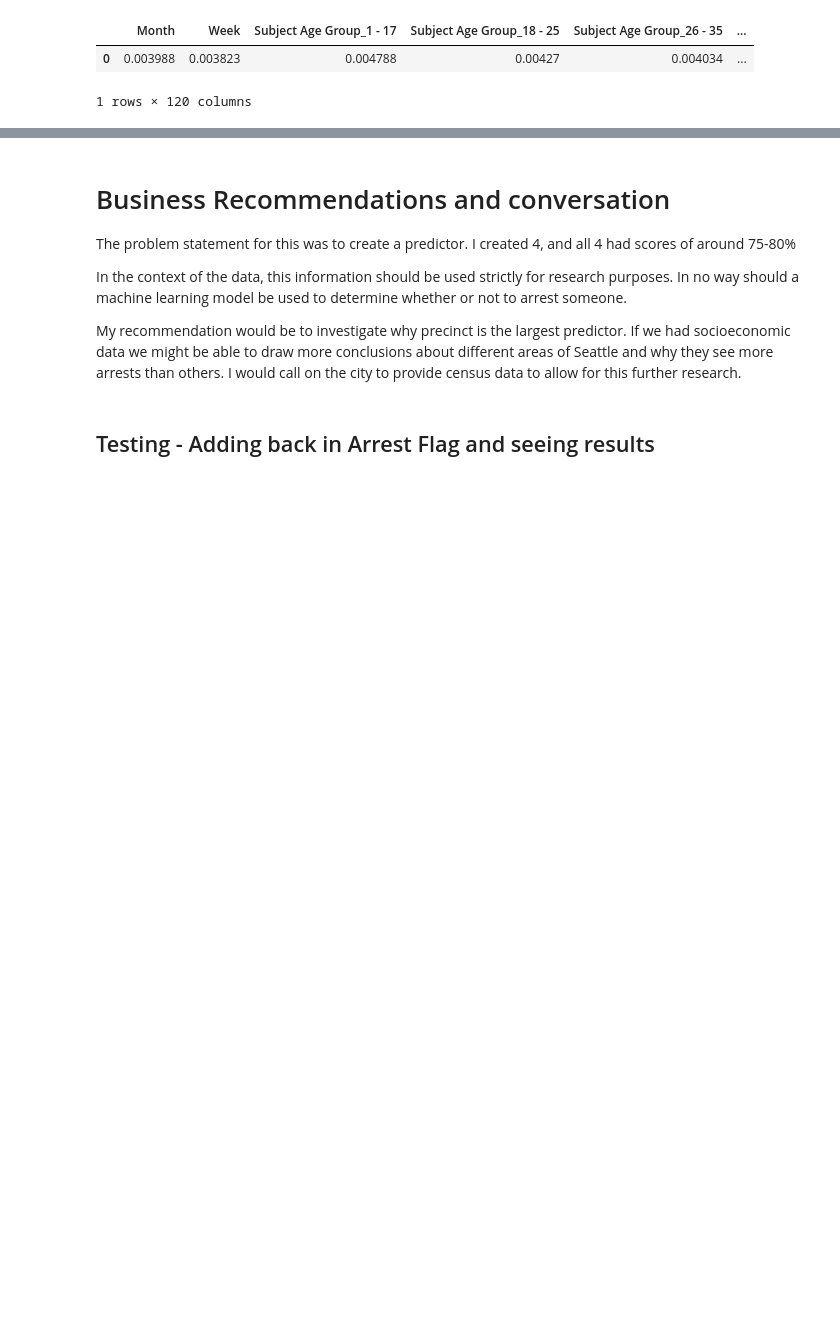
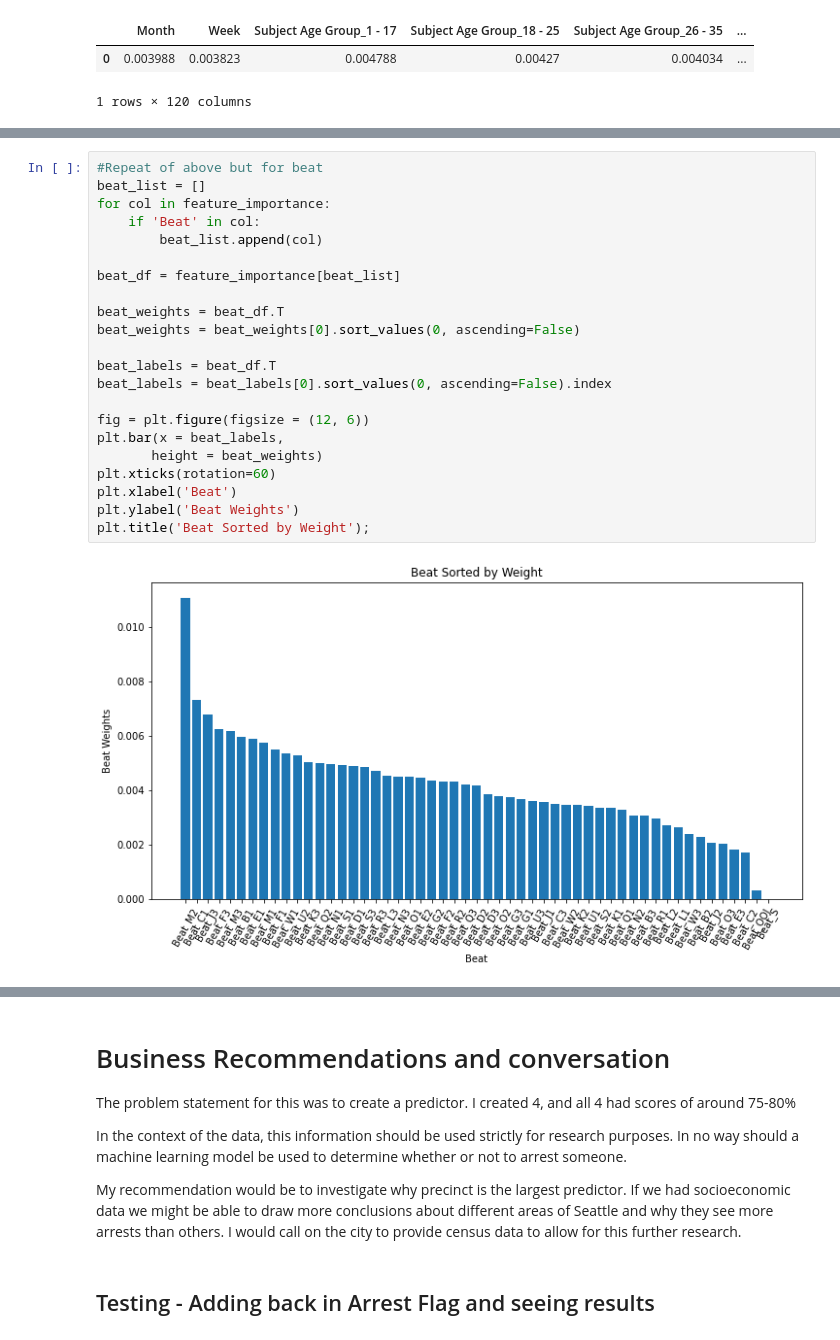
Before and after one commit to CassidyExum/Terry-Stops-Classification, a Jupyter notebook: Notebook.ipynb, the cells around one changed output, grey strips where cells are left out. Drawn from its saved outputs; the diff is of its cells as text; blank space fills up the shorter version.

```diff
--- a/Notebook.ipynb
+++ b/Notebook.ipynb
@@ -974,0 +999,24 @@ precinct_df.plot.bar()
+# %%
+#Repeat of above but for beat
+beat_list = []
+for col in feature_importance:
+    if 'Beat' in col:
+        beat_list.append(col)
+
+beat_df = feature_importance[beat_list]
+
+beat_weights = beat_df.T
+beat_weights = beat_weights[0].sort_values(0, ascending=False)
+
+beat_labels = beat_df.T
+beat_labels = beat_labels[0].sort_values(0, ascending=False).index
+
+fig = plt.figure(figsize = (12, 6))
+plt.bar(x = beat_labels,
+       height = beat_weights)
+plt.xticks(rotation=60)
+plt.xlabel('Beat')
+plt.ylabel('Beat Weights')
+plt.title('Beat Sorted by Weight');
+# %% [output]
+[figure, added]
```
Also changed, not shown: parts of 47 cells of this notebook, 1 other file.
